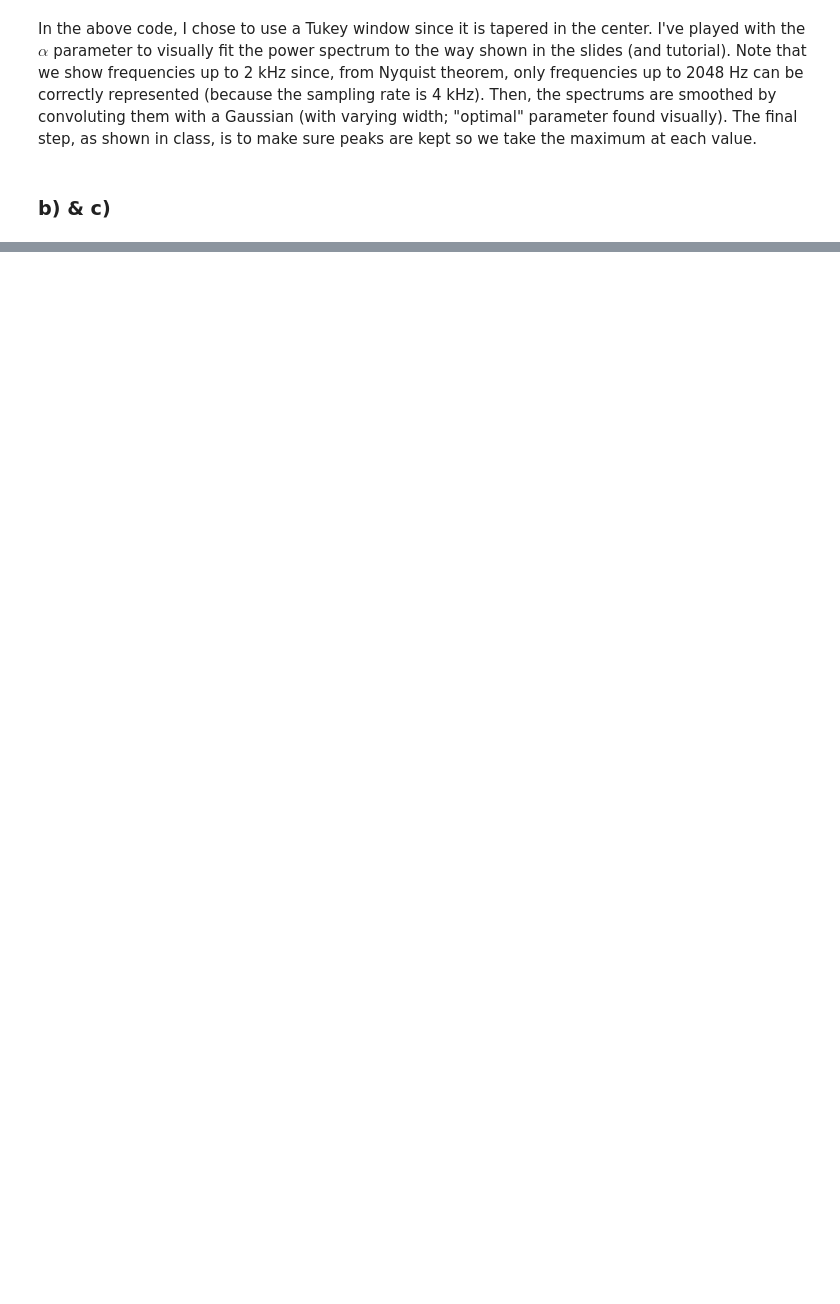
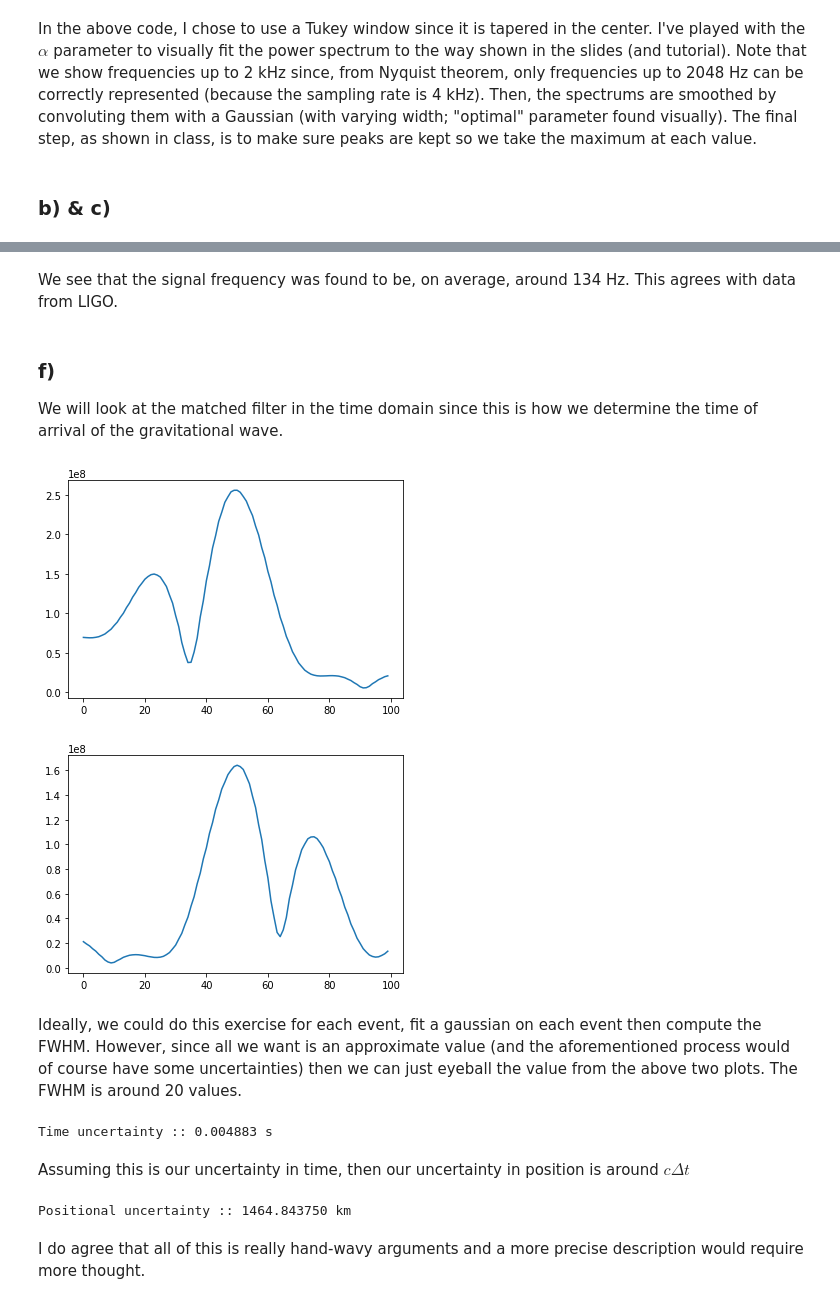
Before and after one commit to pwndr3/PHYS512, a Jupyter notebook: assignments/hw5/PHYS512_HW5.ipynb, the cells around one changed output, grey strips where cells are left out. Cells and saved outputs as stored; diff of their text form; code cells hidden in the pictures; blank space fills up the shorter version.

```diff
--- a/assignments/hw5/PHYS512_HW5.ipynb
+++ b/assignments/hw5/PHYS512_HW5.ipynb
@@ -436,0 +434,43 @@ event
+# %% [markdown]
+We see that the signal frequency was found to be, on average, around 134 Hz. This agrees with data from LIGO.
+# %% [markdown]
+### f)
+
+We will look at the matched filter in the time domain since this is how we determine the time of arrival of the gravitational wave.
+# %%
+# Matched filter
+mf_ft_H, mf_ft_L = get_matched_filter(noise_models[0])
+
+# Convert to time and smooth
+mf_H = gaussian_smooth(np.abs(np.fft.irfft(mf_ft_H)))
+mf_L = gaussian_smooth(np.abs(np.fft.irfft(mf_ft_L)))
+
+# Look around peak
+max_H = np.argmax(mf_H)
+max_L = np.argmax(mf_L)
+win = 50
+
+plt.plot(mf_H[max_H - win:max_H + win])
+plt.show()
+
+plt.plot(mf_L[max_L - win:max_L + win])
+plt.show()
+# %% [output]
+[figure, added]
+[figure, added]
+# %% [markdown]
+Ideally, we could do this exercise for each event, fit a gaussian on each event then compute the FWHM. However, since all we want is an approximate value (and the aforementioned process would of course have some uncertainties) then we can just eyeball the value from the above two plots. The FWHM is around 20 values.
+# %%
+FWHM = 20 * event['H_dt']
+print("Time uncertainty :: %f s" % FWHM)
+# %% [output]
+Time uncertainty :: 0.004883 s
+# %% [markdown]
+Assuming this is our uncertainty in time, then our uncertainty in position is around $c\Delta t$
+# %%
+c = 3e5 # km/s
+print("Positional uncertainty :: %f km" % (c * FWHM))
+# %% [output]
+Positional uncertainty :: 1464.843750 km
+# %% [markdown]
+I do agree that all of this is really hand-wavy arguments and a more precise description would require more thought.
```
Also changed, not shown: parts of 23 cells of this notebook.
